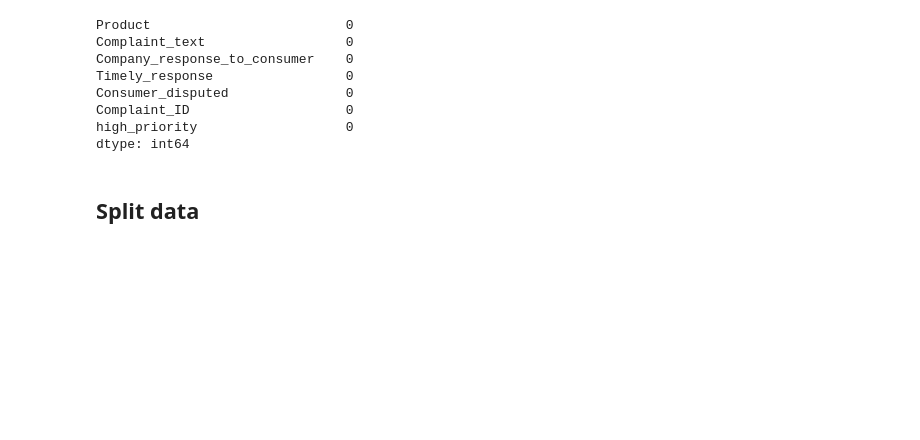
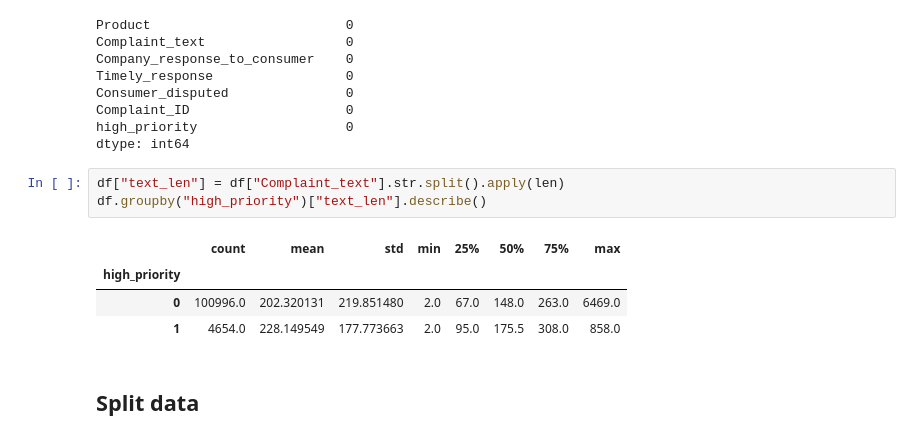
Before and after one commit to djsruptor/complaint-triage-model, a Jupyter notebook: Notebook.ipynb, the cells around one changed output. Saved outputs shown, nothing was run; the diff lists cells and outputs as text; blank space fills up the shorter version.

```diff
--- a/Notebook.ipynb
+++ b/Notebook.ipynb
@@ -61,6 +61,14 @@ Consumer_disputed               0
 Complaint_ID                    0
 high_priority                   0
 dtype: int64
+# %%
+df["text_len"] = df["Complaint_text"].str.split().apply(len)
+df.groupby("high_priority")["text_len"].describe()
+# %% [output]
+|  | count | mean | std | min | 25% | 50% | 75% | max |
+| high_priority |  |  |  |  |  |  |  |  |
+| 0 | 100996.0 | 202.320131 | 219.851480 | 2.0 | 67.0 | 148.0 | 263.0 | 6469.0 |
+| 1 | 4654.0 | 228.149549 | 177.773663 | 2.0 | 95.0 | 175.5 | 308.0 | 858.0 |
 # %% [markdown]
 ## Split data
 # %%
```
Also changed, not shown: parts of 1 cell of this notebook, 4 other files.
